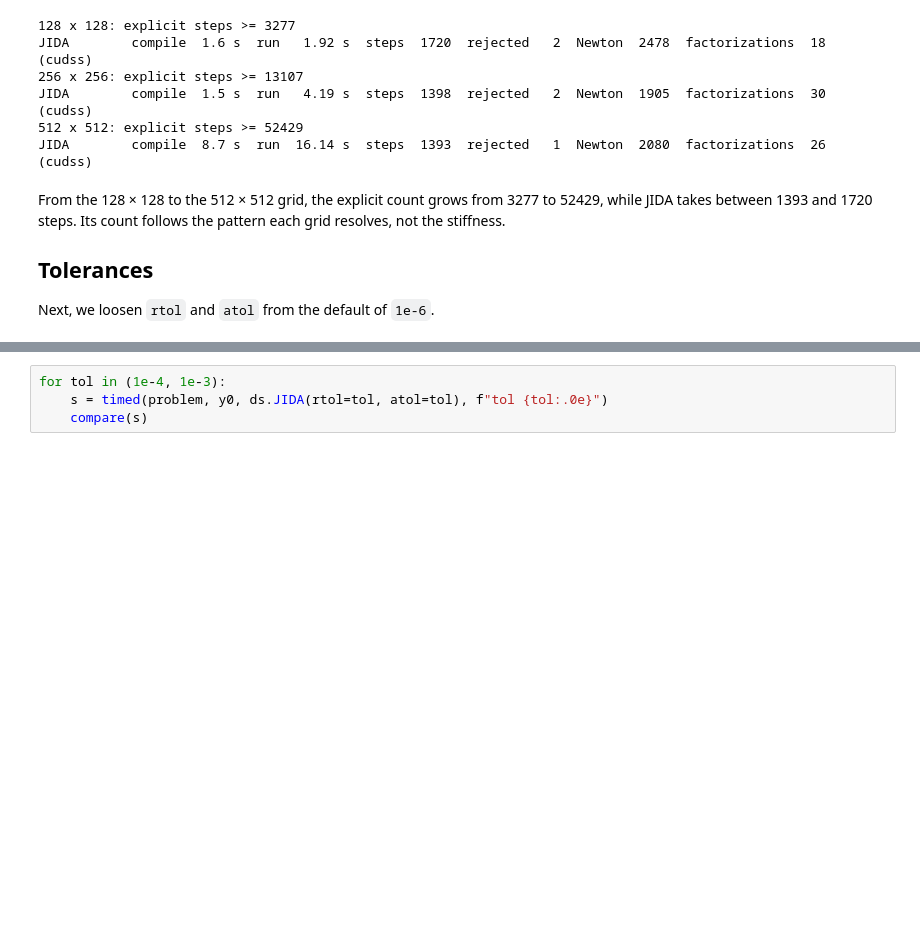
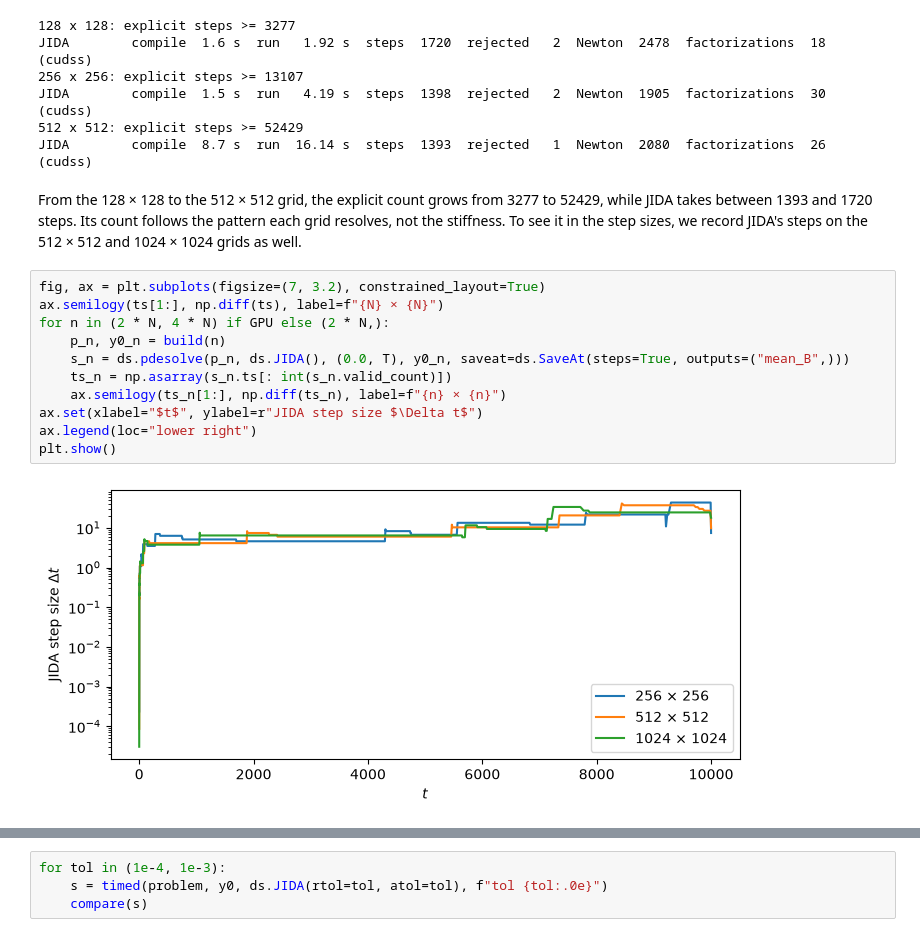
Before and after one commit to stmorgenstern/diff-soup, a Jupyter notebook: docs/tutorials/stiff_reaction_diffusion.ipynb, the cells around one changed output, grey strips where cells are left out. Cells and saved outputs as stored; diff of their text form; blank space fills up the shorter version.

```diff
--- a/docs/tutorials/stiff_reaction_diffusion.ipynb
+++ b/docs/tutorials/stiff_reaction_diffusion.ipynb
@@ -175,8 +175,17 @@ JIDA        compile  1.5 s  run   4.19 s  steps  1398  rejected   2  Newton  190
 512 x 512: explicit steps >= 52429
 JIDA        compile  8.7 s  run  16.14 s  steps  1393  rejected   1  Newton  2080  factorizations  26  (cudss)
 # %% [markdown]
-From the 128 × 128 to the 512 × 512 grid, the explicit count grows from 3277 to 52429, while JIDA takes between 1393 and 1720 steps. Its count follows the pattern each grid resolves, not the stiffness.
-
-## Tolerances
-
-Next, we loosen `rtol` and `atol` from the default of `1e-6`.
+From the 128 × 128 to the 512 × 512 grid, the explicit count grows from 3277 to 52429, while JIDA takes between 1393 and 1720 steps. Its count follows the pattern each grid resolves, not the stiffness. To see it in the step sizes, we record JIDA's steps on the 512 × 512 and 1024 × 1024 grids as well.
+# %%
+fig, ax = plt.subplots(figsize=(7, 3.2), constrained_layout=True)
+ax.semilogy(ts[1:], np.diff(ts), label=f"{N} × {N}")
+for n in (2 * N, 4 * N) if GPU else (2 * N,):
+    p_n, y0_n = build(n)
+    s_n = ds.pdesolve(p_n, ds.JIDA(), (0.0, T), y0_n, saveat=ds.SaveAt(steps=True, outputs=("mean_B",)))
+    ts_n = np.asarray(s_n.ts[: int(s_n.valid_count)])
+    ax.semilogy(ts_n[1:], np.diff(ts_n), label=f"{n} × {n}")
+ax.set(xlabel="$t$", ylabel=r"JIDA step size $\Delta t$")
+ax.legend(loc="lower right")
+plt.show()
+# %% [output]
+[figure, added]
```
Also changed, not shown: parts of 1 cell of this notebook, 4 other files.
